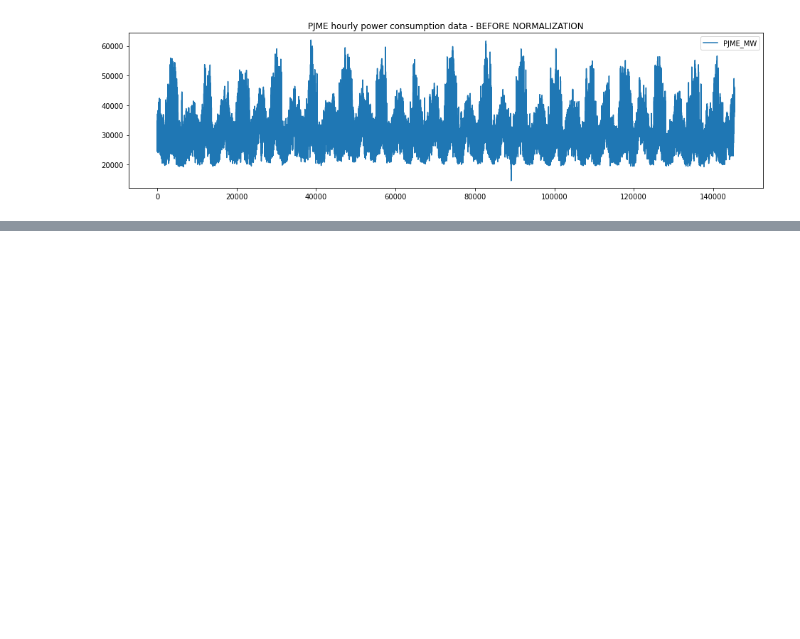
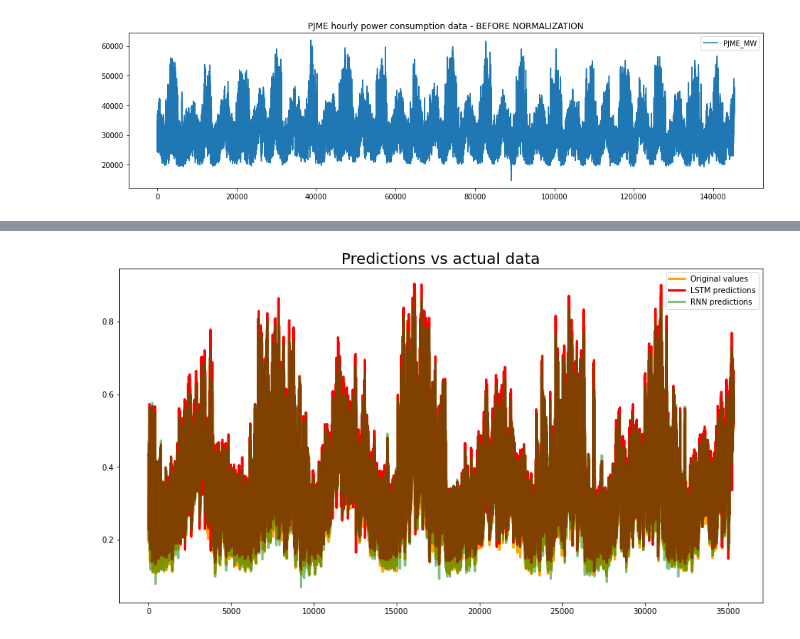
Before and after one commit to Radhika025/Power-Grid-Energy-Consumption-Time-Series-Analysis-and-Prediction, a Jupyter notebook: neuralNetwork.ipynb, the cells around one changed output, grey strips where cells are left out. Cells and saved outputs as stored; diff of their text form; code cells hidden in the pictures; blank space fills up the shorter version.

```diff
--- a/neuralNetwork.ipynb
+++ b/neuralNetwork.ipynb
@@ -96,12 +105,14 @@ def load_data(stock, seq_len):
 #create train, test data
 seq_len = 20 #choose sequence length
 
-X_train, y_train, X_test, y_test = load_data(df, seq_len)
+X_train, y_train, X_test, y_test = load_data(df_norm, seq_len)
 
 print('X_train.shape = ',X_train.shape)
 print('y_train.shape = ', y_train.shape)
 print('X_test.shape = ', X_test.shape)
 print('y_test.shape = ',y_test.shape)
+
+print (X_train[0])
 # %% [output]
 X_train.shape =  (110000, 20, 1)
 y_train.shape =  (110000,)
@@ -126,0 +304,11 @@ NotImplementedError: Cannot convert a symbolic Tensor (simple_rnn/strided_slice:
+# %%
+plt.figure(figsize=(15,8))
+
+plt.plot(y_test, c="orange", linewidth=3, label="Original values")
+plt.plot(lstm_predictions, c="red", linewidth=3, label="LSTM predictions")
+plt.plot(rnn_predictions, alpha=0.5, c="green", linewidth=3, label="RNN predictions")
+plt.legend()
+plt.title("Predictions vs actual data", fontsize=20)
+plt.show()
+# %% [output]
+[figure, added]
```
Also changed, not shown: parts of 15 cells of this notebook.
